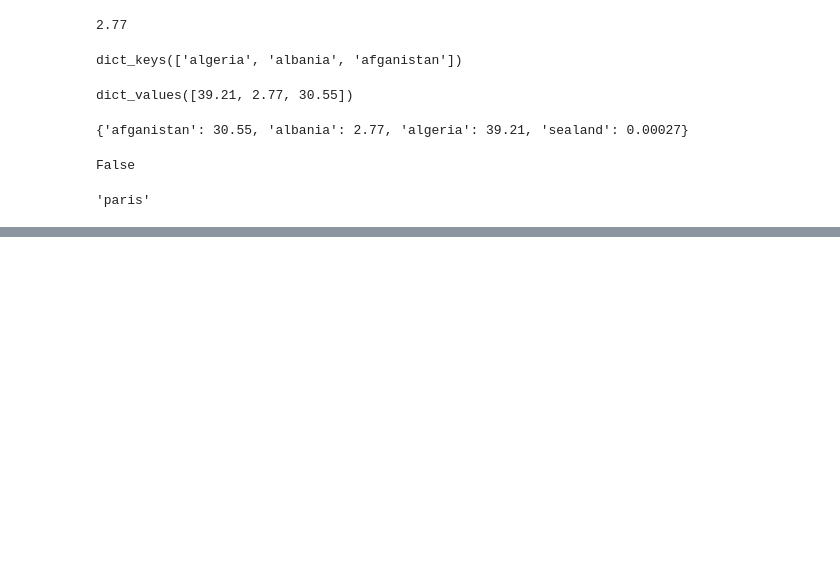
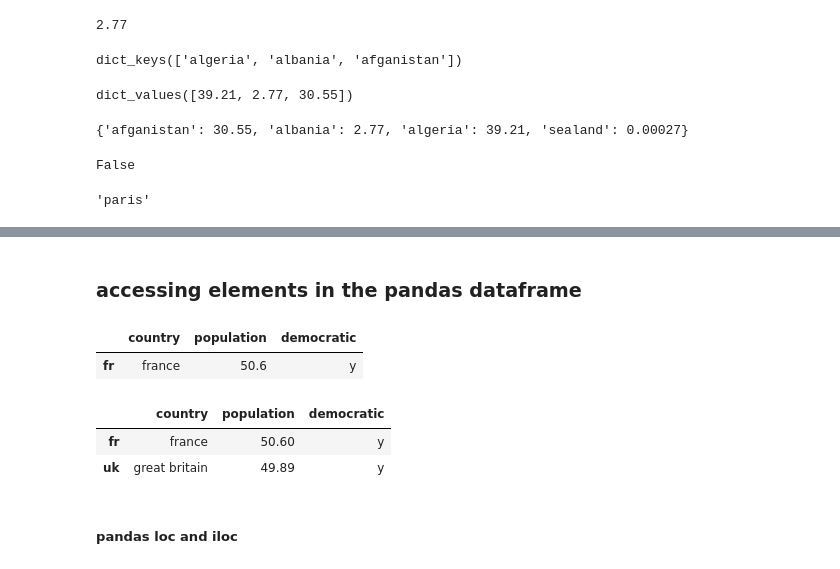
Before and after one commit to slzdevsnp/learn, a Jupyter notebook: intropython4ds2/intro_py4ds_2_nb.ipynb, the cells around one changed output, grey strips where cells are left out. Drawn from its saved outputs; the diff is of its cells as text; code cells hidden in the pictures; blank space fills up the shorter version.

Commit message:
working on pandas

```diff
--- a/intropython4ds2/intro_py4ds_2_nb.ipynb
+++ b/intropython4ds2/intro_py4ds_2_nb.ipynb
@@ -87,0 +139,15 @@ europe['france']['capital'] # access element with chain [] operator
+# %% [markdown]
+### accessing elements in  the pandas dataframe
+# %%
+df1b[:1] # get first row
+# %% [output]
+|  | country | population | democratic |
+| fr | france | 50.6 | y |
+# %%
+df1b[0:2] #get 2 from index 0 ( the beginning)
+# %% [output]
+|  | country | population | democratic |
+| fr | france | 50.60 | y |
+| uk | great britain | 49.89 | y |
+# %% [markdown]
+##### pandas loc and iloc
```
Also changed, not shown: parts of 10 cells of this notebook, 1 other file.
